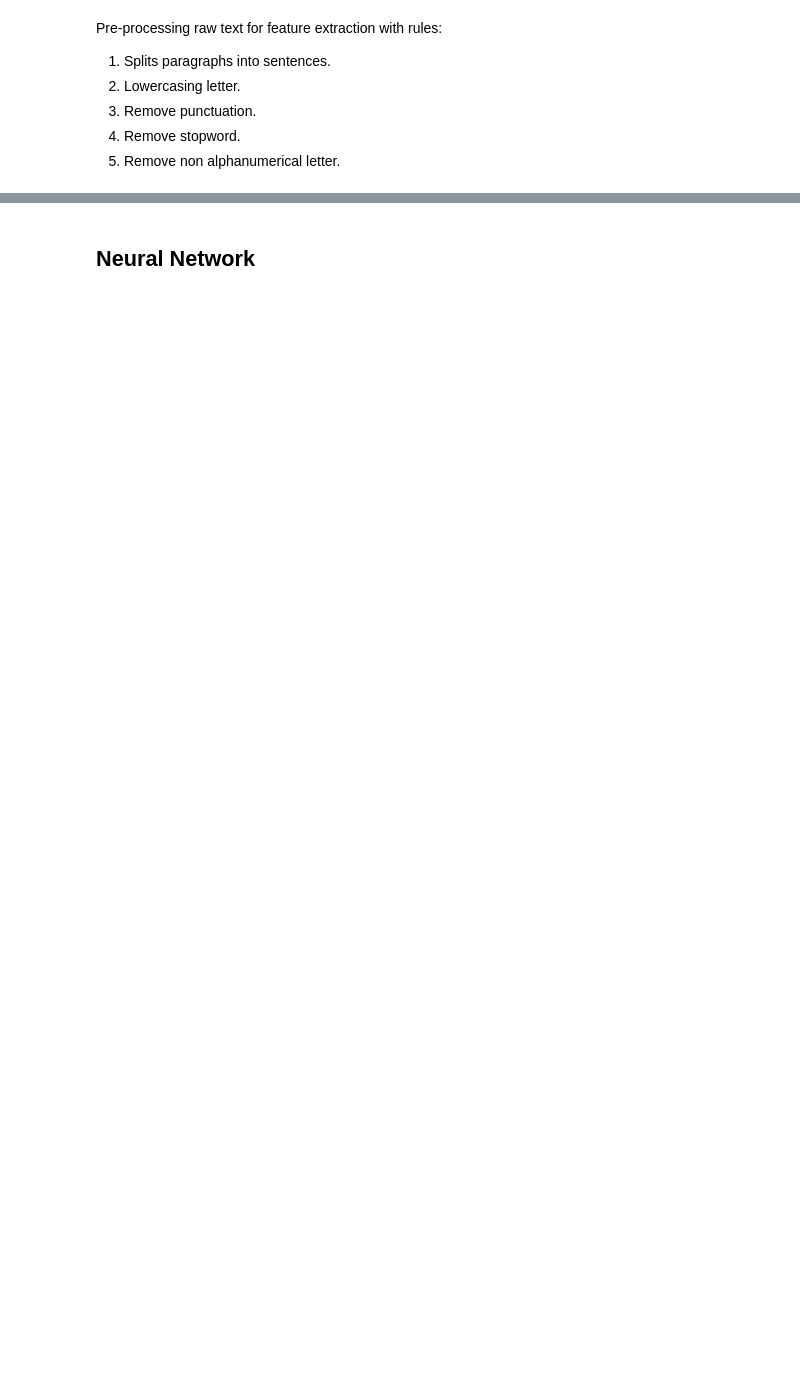
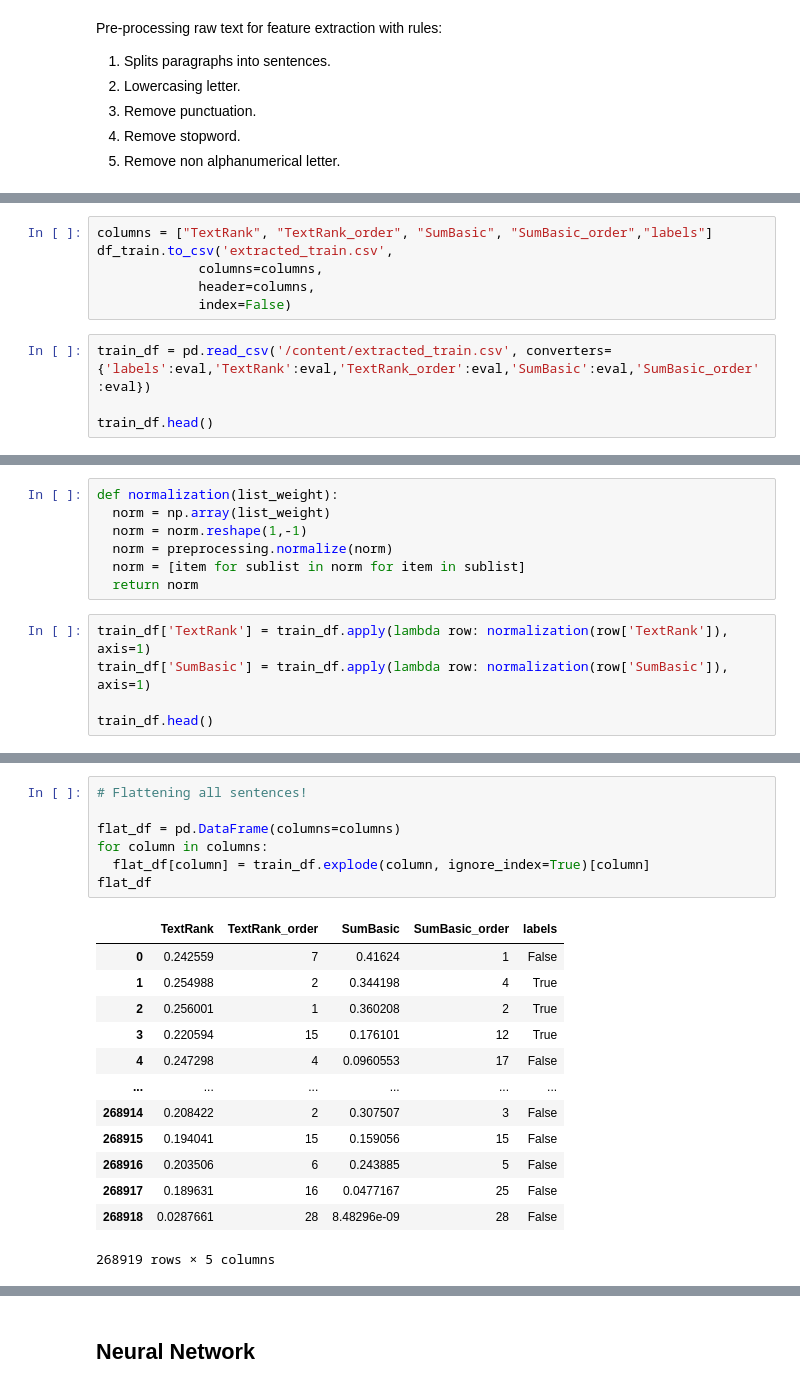
Before and after one commit to Atfssene/FRASA, a Jupyter notebook: Text Summarization/Text_Summarization_Model_FRASA.ipynb, the cells around one changed output, grey strips where cells are left out. Drawn from its saved outputs; the diff is of its cells as text; blank space fills up the shorter version.

```diff
--- a/Text Summarization/Text_Summarization_Model_FRASA.ipynb
+++ b/Text Summarization/Text_Summarization_Model_FRASA.ipynb
@@ -366,0 +291,10 @@ Run both for all rows
+# %%
+columns = ["TextRank", "TextRank_order", "SumBasic", "SumBasic_order","labels"]
+df_train.to_csv('extracted_train.csv',
+             columns=columns,
+             header=columns,
+             index=False)
+# %%
+train_df = pd.read_csv('/content/extracted_train.csv', converters={'labels':eval,'TextRank':eval,'TextRank_order':eval,'SumBasic':eval,'SumBasic_order':eval})
+
+train_df.head()
@@ -366,0 +310,12 @@ Run both for all rows
+# %%
+def normalization(list_weight):
+  norm = np.array(list_weight)
+  norm = norm.reshape(1,-1)
+  norm = preprocessing.normalize(norm)
+  norm = [item for sublist in norm for item in sublist]
+  return norm
+# %%
+train_df['TextRank'] = train_df.apply(lambda row: normalization(row['TextRank']), axis=1)
+train_df['SumBasic'] = train_df.apply(lambda row: normalization(row['SumBasic']), axis=1)
+
+train_df.head()
@@ -366,0 +329,21 @@ Run both for all rows
+# %%
+# Flattening all sentences!
+
+flat_df = pd.DataFrame(columns=columns)
+for column in columns:
+  flat_df[column] = train_df.explode(column, ignore_index=True)[column]
+flat_df
+# %% [output]
+|  | TextRank | TextRank_order | SumBasic | SumBasic_order | labels |
+| 0 | 0.242559 | 7 | 0.41624 | 1 | False |
+| 1 | 0.254988 | 2 | 0.344198 | 4 | True |
+| 2 | 0.256001 | 1 | 0.360208 | 2 | True |
+| 3 | 0.220594 | 15 | 0.176101 | 12 | True |
+| 4 | 0.247298 | 4 | 0.0960553 | 17 | False |
+| ... | ... | ... | ... | ... | ... |
+| 268914 | 0.208422 | 2 | 0.307507 | 3 | False |
+| 268915 | 0.194041 | 15 | 0.159056 | 15 | False |
+| 268916 | 0.203506 | 6 | 0.243885 | 5 | False |
+| 268917 | 0.189631 | 16 | 0.0477167 | 25 | False |
+| 268918 | 0.0287661 | 28 | 8.48296e-09 | 28 | False |
+268919 rows × 5 columns
```
Also changed, not shown: parts of 56 cells of this notebook, 2 other files.
